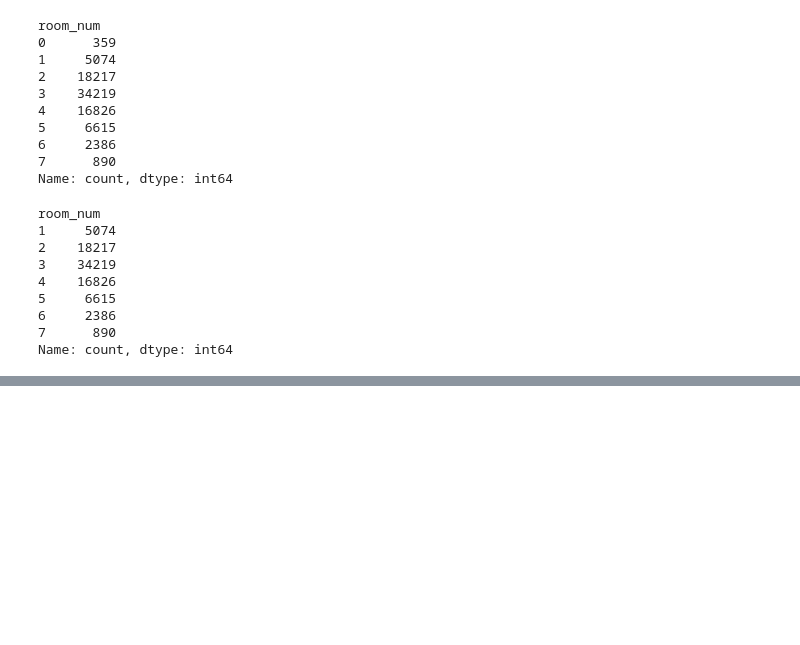
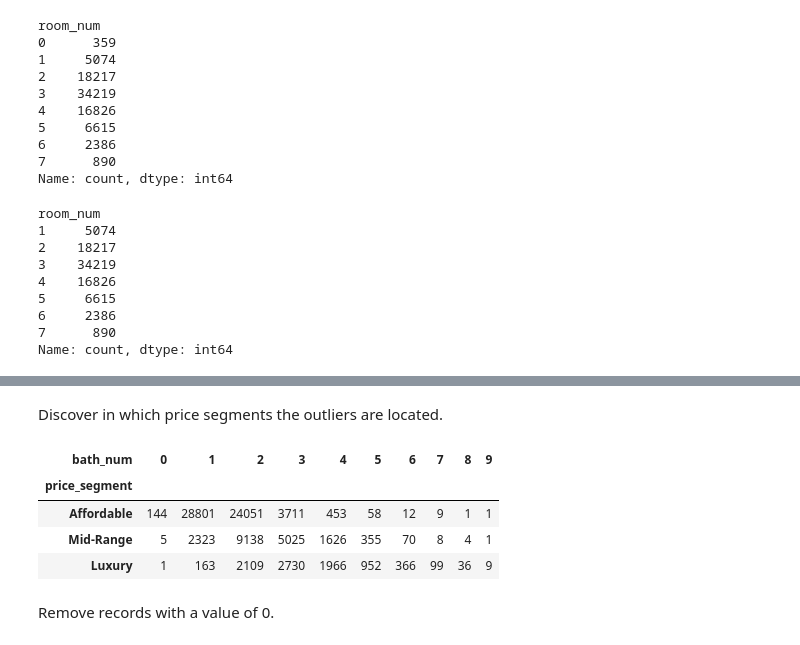
Before and after one commit to fer78/Data-Analytics-Final-Portfolio-Project, a Jupyter notebook: Data-Analytics-Final-Portfolio-Project.ipynb, the cells around one changed output, grey strips where cells are left out. Saved outputs shown, nothing was run; the diff lists cells and outputs as text; code cells hidden in the pictures; blank space fills up the shorter version.

```diff
--- a/Data-Analytics-Final-Portfolio-Project.ipynb
+++ b/Data-Analytics-Final-Portfolio-Project.ipynb
@@ -1169,0 +1176,13 @@ Name: count, dtype: int64
+# %% [markdown]
+Discover in which price segments the outliers are located.
+# %%
+count_df = processed_data.groupby(['price_segment', 'bath_num'], observed=False).size().unstack(fill_value=0)
+count_df
+# %% [output]
+| bath_num | 0 | 1 | 2 | 3 | 4 | 5 | 6 | 7 | 8 | 9 |
+| price_segment |  |  |  |  |  |  |  |  |  |  |
+| Affordable | 144 | 28801 | 24051 | 3711 | 453 | 58 | 12 | 9 | 1 | 1 |
+| Mid-Range | 5 | 2323 | 9138 | 5025 | 1626 | 355 | 70 | 8 | 4 | 1 |
+| Luxury | 1 | 163 | 2109 | 2730 | 1966 | 952 | 366 | 99 | 36 | 9 |
+# %% [markdown]
+Remove records with a value of 0.
```
Also changed, not shown: parts of 3 cells of this notebook.
